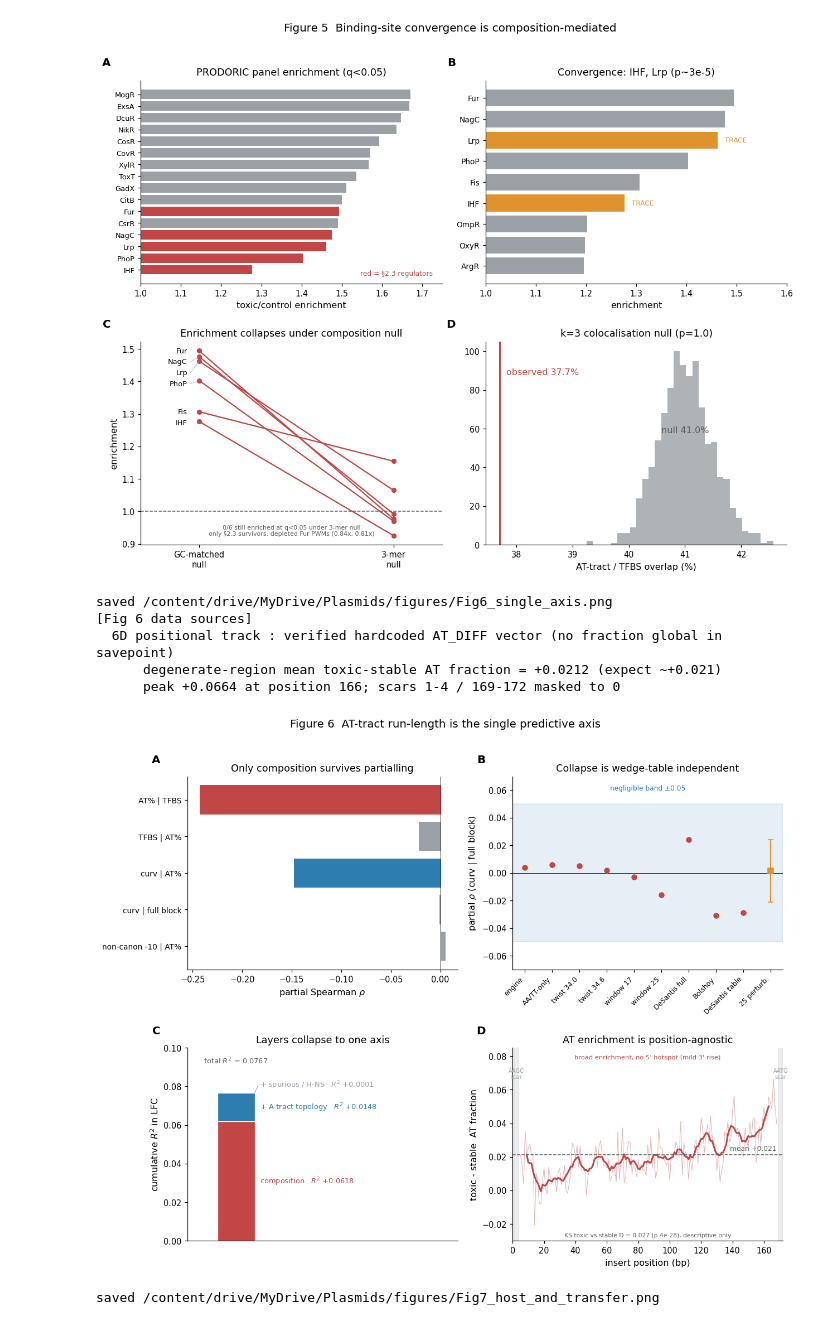
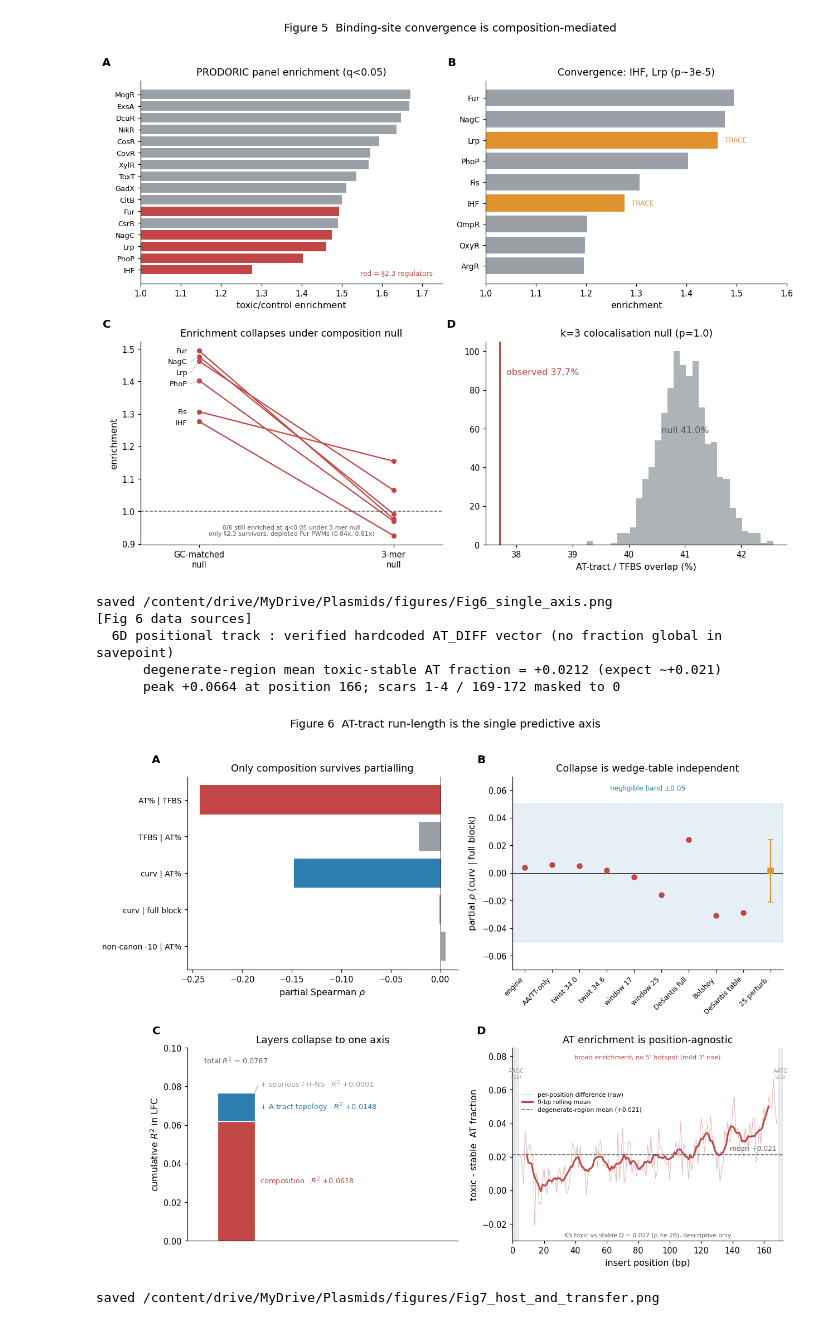
Before and after one commit to bdashti/Latest-Plasmid-Model, a Jupyter notebook: Copy_of_Phase_3_Figures_colab_v2.ipynb, the cells around one changed output. Drawn from its saved outputs; the diff is of its cells as text; code cells hidden in the pictures.

```diff
--- a/Copy_of_Phase_3_Figures_colab_v2.ipynb
+++ b/Copy_of_Phase_3_Figures_colab_v2.ipynb
@@ -467,40 +467,45 @@ deg = slice(4, 168)                                  # positions 5..168, degener
 mean_diff = float(diff[deg].mean())                  # expect ~+0.021
 peak_pos = int(pos[deg][np.argmax(diff[deg])]); peak_val = float(diff[deg].max())
 
-d.plot(pos[deg], diff[deg], color=COL['comp'], lw=0.7, alpha=0.40)
+d.plot(pos[deg], diff[deg], color=COL['comp'], lw=0.7, alpha=0.40,
+       label='per-position difference (raw)')
 k = 9
 sm = np.convolve(diff[deg], np.ones(k) / k, mode='same')
-d.plot(pos[deg][k // 2:-k // 2], sm[k // 2:-k // 2], color=COL['comp'], lw=2.0)
-d.axhline(mean_diff, color=COL['ceil'], lw=1.0, ls='--')
+d.plot(pos[deg][k // 2:-k // 2], sm[k // 2:-k // 2], color=COL['comp'], lw=2.0,
+       label='9-bp rolling mean')
+d.axhline(mean_diff, color=COL['ceil'], lw=1.0, ls='--',
+          label=f'degenerate-region mean (+{mean_diff:.3f})')
 d.text(168, mean_diff + 0.0015, f'mean +{mean_diff:.3f}', ha='right', va='bottom',
        fontsize=8, color=COL['ceil'])
 for lo, hi in [(1, 4), (169, 172)]:                  # constant scars, masked
     d.axvspan(lo, hi, color=COL['alt'], alpha=0.18)
 d.set_ylim(-0.03, 0.085); d.set_xlim(0, 172)
 d.text(2.5, 0.073, 'AAGC\nscar', ha='center', va='top', fontsize=6.5, color=COL['alt'])
 d.text(170.5, 0.073, 'AATG\nscar', ha='center', va='top', fontsize=6.5, color=COL['alt'])
 d.text(0.5, 0.965, "broad enrichment, no 5' hotspot (mild 3' rise)", transform=d.transAxes,
        ha='center', va='top', fontsize=7.5, color=COL['comp'])
 d.text(0.5, 0.02, 'KS toxic vs stable D = 0.027 (p 4e-28), descriptive only',
        transform=d.transAxes, ha='center', fontsize=7, color=COL['ceil'])
+d.legend(loc='upper left', bbox_to_anchor=(0.015, 0.80), fontsize=7, frameon=True,
+         framealpha=0.85, edgecolor='none', handlelength=1.8, borderpad=0.4, labelspacing=0.35)
 d.set_xlabel('insert position (bp)'); d.set_ylabel('toxic - stable  AT fraction')
 d.set_title('AT enrichment is position-agnostic'); panel_letter(d, 'D')
 
 fig.suptitle('Figure 6  AT-tract run-length is the single predictive axis', y=1.01, fontsize=13)
 fig.tight_layout()
 save_fig(fig, 'Fig6_single_axis')
 
 print('[Fig 6 data sources]')
 print(f'  6D positional track : {src_6d}')
 print(f'      degenerate-region mean toxic-stable AT fraction = +{mean_diff:.4f} (expect ~+0.021)')
 print(f'      peak +{peak_val:.4f} at position {peak_pos}; scars 1-4 / 169-172 masked to 0')
 # %% [output]
 saved /content/drive/MyDrive/Plasmids/figures/Fig6_single_axis.png
 [Fig 6 data sources]
   6D positional track : verified hardcoded AT_DIFF vector (no fraction global in savepoint)
       degenerate-region mean toxic-stable AT fraction = +0.0212 (expect ~+0.021)
       peak +0.0664 at position 166; scars 1-4 / 169-172 masked to 0
-[figure, old version]
+[figure, new version]
 # %%
 #@title Figure 7 — host dependence and length transfer
 fig, ax = plt.subplots(1, 3, figsize=(13.5, 4.3))
```
